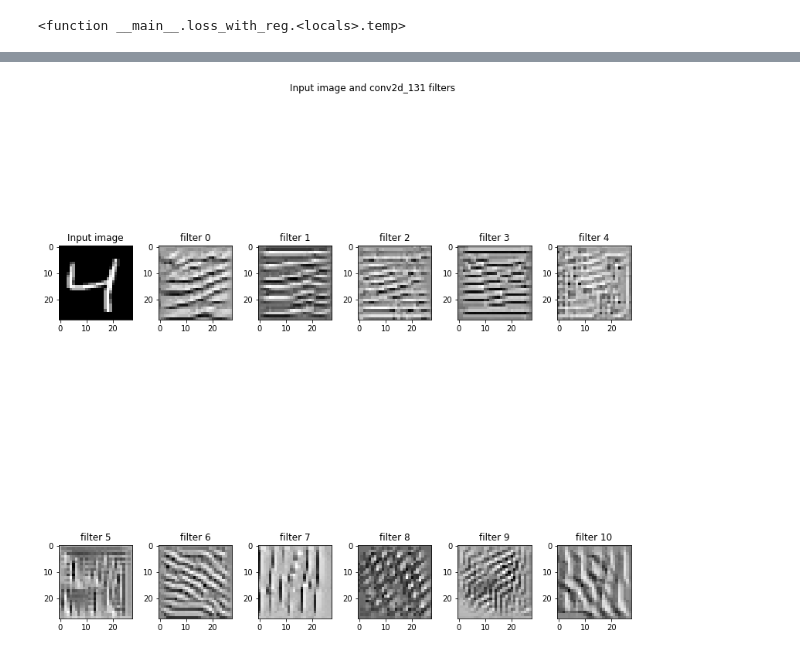
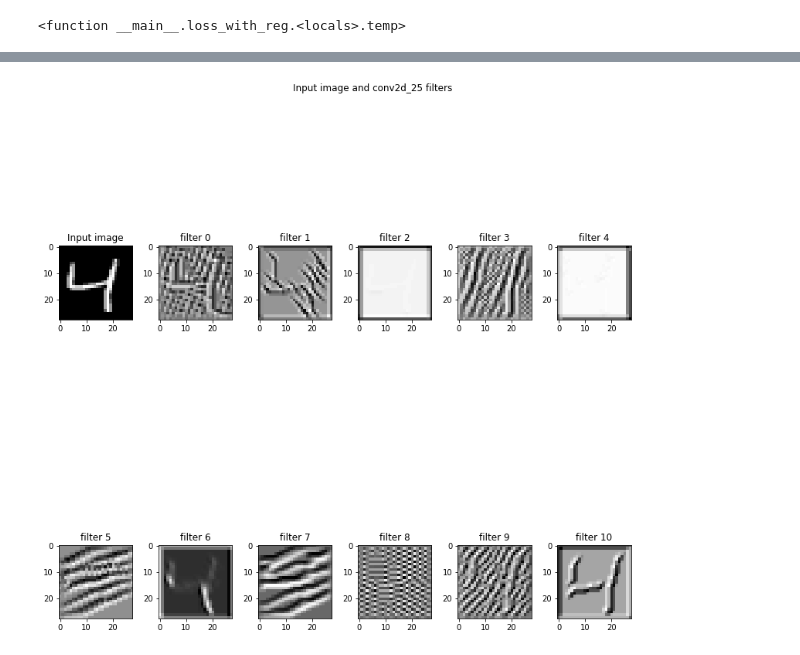
Before and after one commit to sarvan0506/AI, a Jupyter notebook: Project 5/DNN_Optimizedv2.ipynb, the cells around one changed output, grey strips where cells are left out. Drawn from its saved outputs; the diff is of its cells as text; code cells hidden in the pictures.

```diff
--- a/Project 5/DNN_Optimizedv2.ipynb
+++ b/Project 5/DNN_Optimizedv2.ipynb
@@ -177,34 +179,34 @@ from keras.preprocessing.image import ImageDataGenerator
 datagen = ImageDataGenerator(featurewise_center=True, featurewise_std_normalization=True)
 datagen.fit(X_train)
 # %%
-train_iterator = datagen.flow(X_train, Y_train, batch_size=32)
-test_iterator = datagen.flow(X_test, Y_test, batch_size=32)
+train_iterator = datagen.flow(X_train, Y_train, batch_size=64)
+test_iterator = datagen.flow(X_test, Y_test, batch_size=64)
 # %%
 from keras.layers import Activation
 model = Sequential()
 
 
 model.add(Convolution2D(16, 3, 3, activation='relu', input_shape=(28,28,1))) #26
-model.add(Dropout(0.15))
+model.add(Dropout(0.1))
 
 model.add(BatchNormalization())
 model.add(Convolution2D(16, 3, 3, activation='relu')) #24
-model.add(Dropout(0.15))
+model.add(Dropout(0.1))
 
 model.add(BatchNormalization())
 model.add(Convolution2D(16, 3, 3, activation='relu')) # output 22
-model.add(Dropout(0.15))
+model.add(Dropout(0.1))
 
 model.add(MaxPooling2D(pool_size=(2,2))) # output 11
 model.add(Convolution2D(11, 1, activation='relu')) # output 11
 
 model.add(BatchNormalization())
 model.add(Convolution2D(16, 3, 3, activation='relu')) # output 9
-model.add(Dropout(0.15))
+model.add(Dropout(0.1))
 
 model.add(BatchNormalization())
 model.add(Convolution2D(16, 3, 3, activation='relu')) # output 7
-model.add(Dropout(0.15))
+model.add(Dropout(0.1))
 
 
 model.add(Convolution2D(7, 1, activation='relu')) # output 7
@@ -265,10 +250,10 @@ def loss_with_reg(model, batch_size, _lambda = 0.001):
     return K.categorical_crossentrophy(y_true, y_pred) + reg_loss_sqr
   return temp
 # %%
-from keras.optimizers import Adam
+from keras.optimizers import SGD
 from keras.callbacks import LearningRateScheduler
 def scheduler(epoch, lr):
   return round(0.003 * 1/(1 + 0.319 * epoch), 10)
 
-model.compile(loss='categorical_crossentropy', optimizer=Adam(lr=0.003), metrics=['accuracy'])
+model.compile(loss='categorical_crossentropy', optimizer=SGD(lr=0.003), metrics=['accuracy'])
 # %%
@@ -276,5 +261,5 @@ loss_with_reg(model=model, batch_size=32)
 # %% [output]
 <function __main__.loss_with_reg.<locals>.temp>
 # %%
-model.fit_generator(train_iterator, steps_per_epoch=len(train_iterator), epochs=20, validation_data=test_iterator, callbacks=[LearningRateScheduler(scheduler, verbose=1)])
+model.fit_generator(train_iterator, steps_per_epoch=len(train_iterator), epochs=40, validation_data=test_iterator, callbacks=[LearningRateScheduler(scheduler, verbose=1)])
 # %% [output]
@@ -350,7 +375,7 @@ def deprocess_image(x):
     return x
 
 def vis_img_in_filter(img = np.array(X_train[2]).reshape((1, 28, 28, 1)).astype(np.float64),
-                      layer_name = 'conv2d_131'):
+                      layer_name = 'conv2d_25'):
     layer_output = layer_dict[layer_name].output
     img_ascs = list()
     for filter_index in range(layer_output.shape[3]):
@@ -373,31 +398,31 @@ def vis_img_in_filter(img = np.array(X_train[2]).reshape((1, 28, 28, 1)).astype(
         img_asc = np.array(img)
         # run gradient ascent for 20 steps
         for i in range(20):
             loss_value, grads_value = iterate([img_asc])
             img_asc += grads_value * step
 
         img_asc = img_asc[0]
         img_ascs.append(deprocess_image(img_asc).reshape((28, 28)))
 
     if layer_output.shape[3] >= 35:
         plot_x, plot_y = 6, 6
     elif layer_output.shape[3] >= 23:
         plot_x, plot_y = 4, 6
     elif layer_output.shape[3] >= 11:
         plot_x, plot_y = 2, 6
     else:
         plot_x, plot_y = 1, 2
     fig, ax = plt.subplots(plot_x, plot_y, figsize = (12, 12))
     ax[0, 0].imshow(img.reshape((28, 28)), cmap = 'gray')
     ax[0, 0].set_title('Input image')
     fig.suptitle('Input image and %s filters' % (layer_name,))
     fig.tight_layout(pad = 0.3, rect = [0, 0, 0.9, 0.9])
     for (x, y) in [(i, j) for i in range(plot_x) for j in range(plot_y)]:
         if x == 0 and y == 0:
             continue
         ax[x, y].imshow(img_ascs[x * plot_y + y - 1], cmap = 'gray')
         ax[x, y].set_title('filter %d' % (x * plot_y + y - 1))
 
 vis_img_in_filter()
 # %% [output]
-[figure, old version]
+[figure, new version]
```
Also changed, not shown: parts of 14 cells of this notebook.
